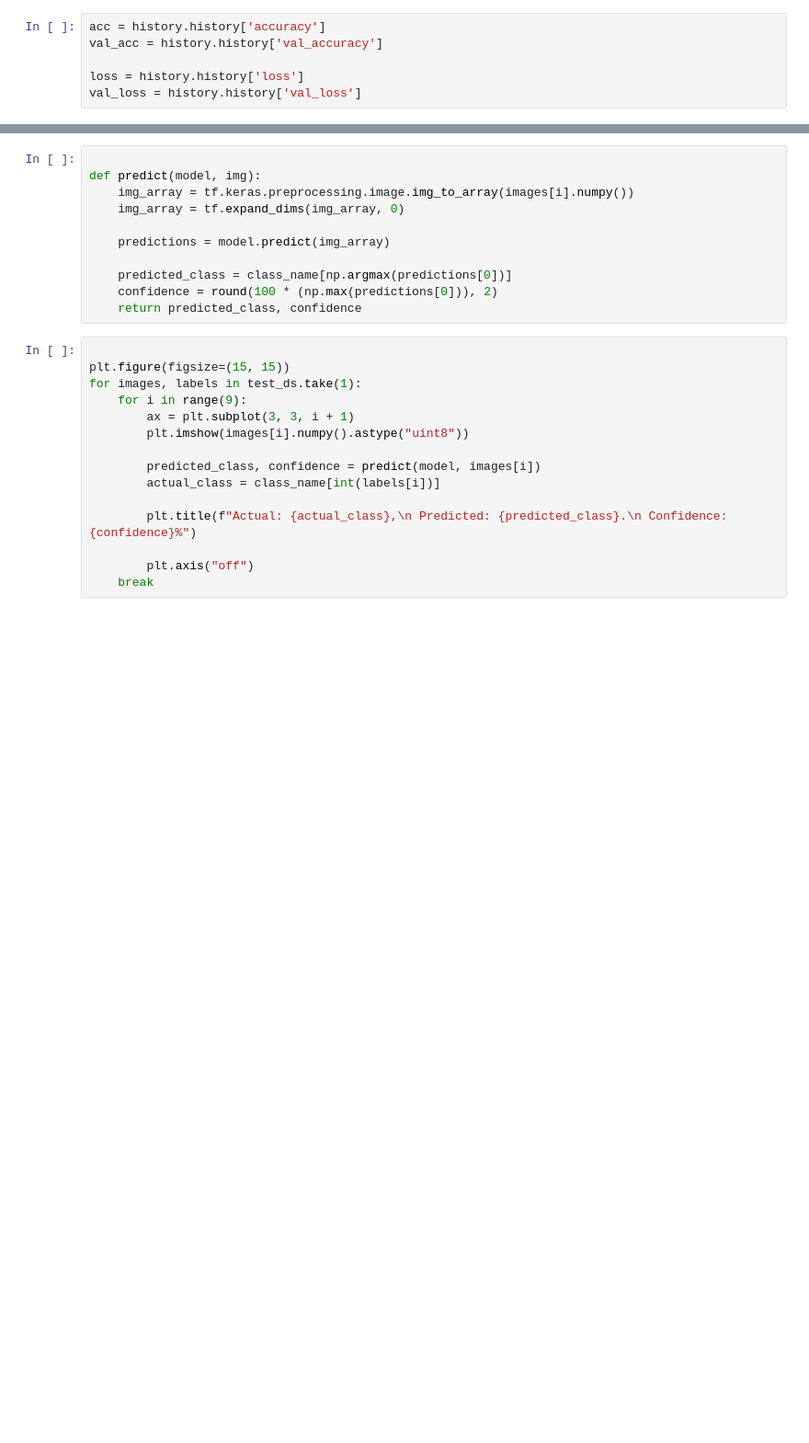
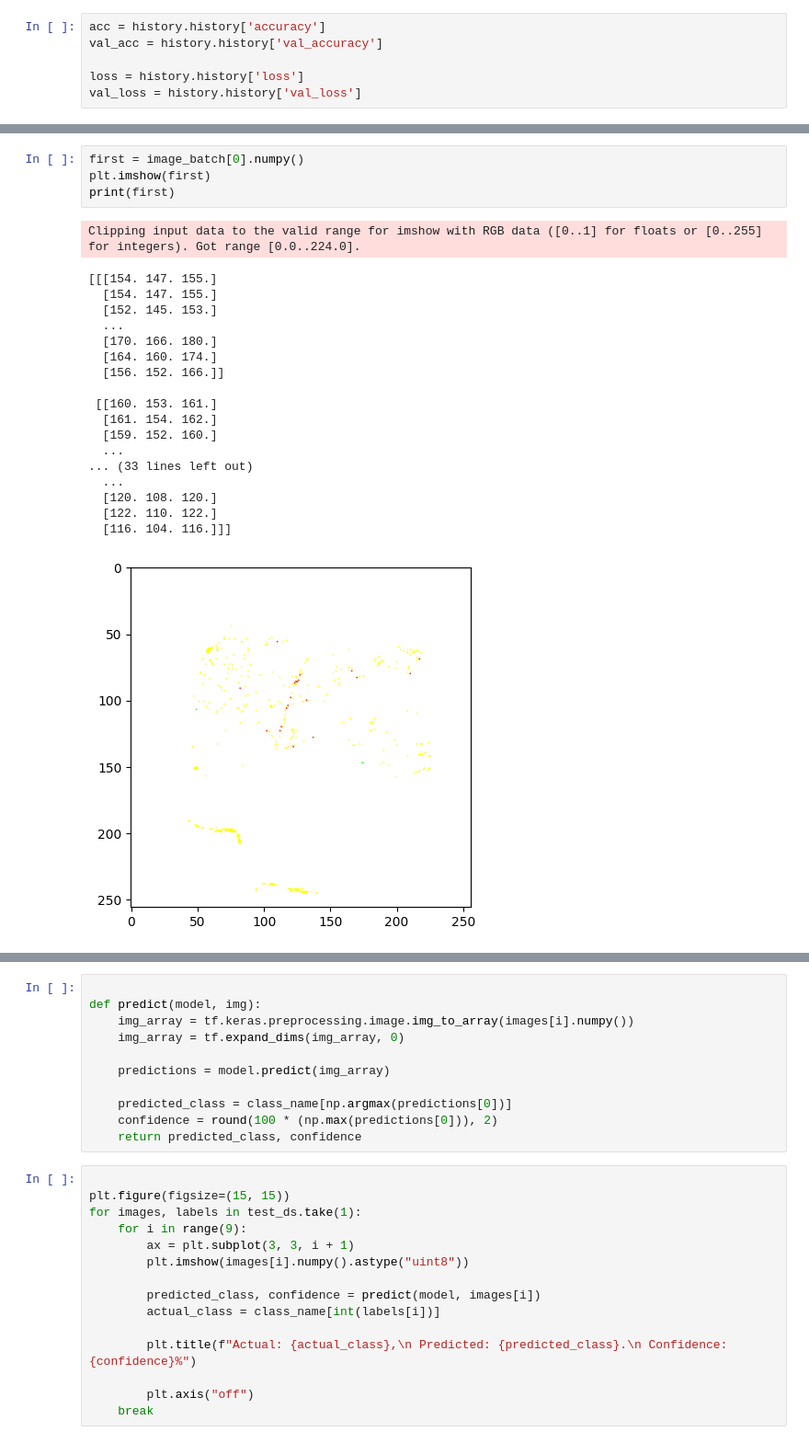
Before and after one commit to Aditya2633/plant_life, a Jupyter notebook: data.ipynb, the cells around one changed output, grey strips where cells are left out. Shown at 92% size. Drawn from its saved outputs; the diff is of its cells as text; blank space fills up the shorter version.

```diff
--- a/data.ipynb
+++ b/data.ipynb
@@ -189,3 +189,27 @@ Text(0.5, 1.0, 'Training and Validation Accuracy')
+# %%
+first = image_batch[0].numpy()
+plt.imshow(first)
+print(first)
+# %% [output]
+Clipping input data to the valid range for imshow with RGB data ([0..1] for floats or [0..255] for integers). Got range [0.0..224.0].
+[[[154. 147. 155.]
+  [154. 147. 155.]
+  [152. 145. 153.]
+  ...
+  [170. 166. 180.]
+  [164. 160. 174.]
+  [156. 152. 166.]]
+
+ [[160. 153. 161.]
+  [161. 154. 162.]
+  [159. 152. 160.]
+  ...
+... (33 lines left out)
+  ...
+  [120. 108. 120.]
+  [122. 110. 122.]
+  [116. 104. 116.]]]
+[figure, added]
 # %%
 for image_batch , lable_batch in test_ds.take(1):
 
```
Also changed, not shown: parts of 8 cells of this notebook, 5 other files.
